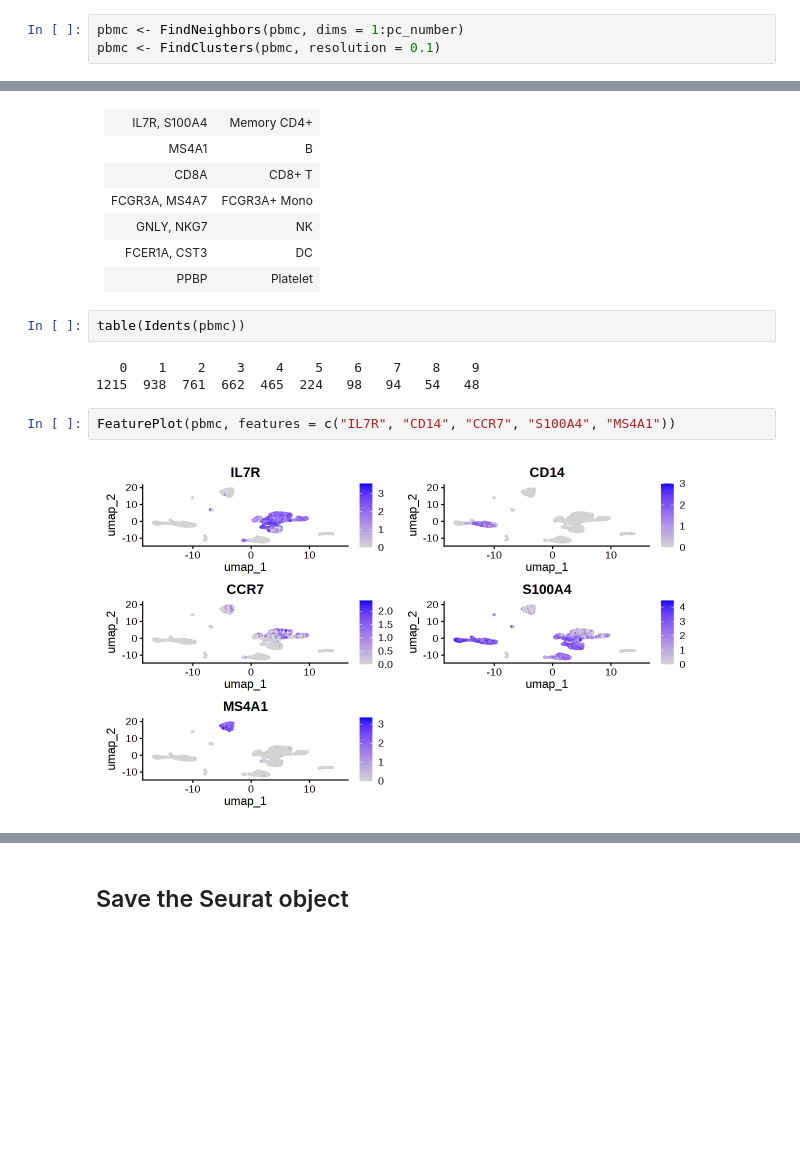
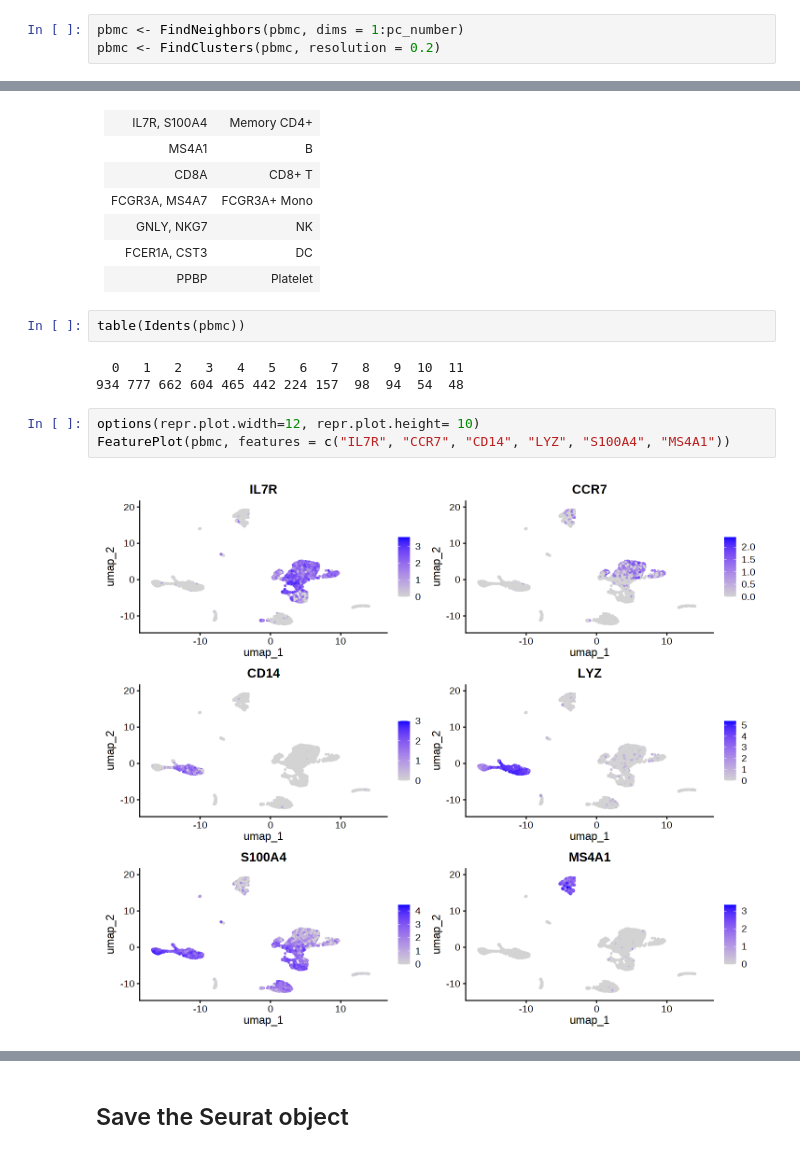
Before and after one commit to Bix4UMD/BIOI611_lab, a Jupyter notebook: docs/BIOI611_scRNA.ipynb, the cells around one changed output, grey strips where cells are left out. Cells and saved outputs as stored; diff of their text form; blank space fills up the shorter version.

```diff
--- a/docs/BIOI611_scRNA.ipynb
+++ b/docs/BIOI611_scRNA.ipynb
@@ -554,7 +554,7 @@ pc_number
  To cluster the cells, Seurat next applies modularity optimization techniques such as the Louvain algorithm (default) or SLM [SLM, Blondel et al., Journal of Statistical Mechanics], to iteratively group cells together, with the goal of optimizing the standard modularity function. The FindClusters() function implements this procedure, and contains a resolution parameter that sets the `granularity` of the downstream clustering, with increased values leading to a greater number of clusters. We find that setting this parameter between 1 typically returns good results for single-cell datasets of around 5k cells. Optimal resolution often increases for larger datasets. The clusters can be found using the `Idents()` function.
 # %%
 pbmc <- FindNeighbors(pbmc, dims = 1:pc_number)
-pbmc <- FindClusters(pbmc, resolution = 0.1)
+pbmc <- FindClusters(pbmc, resolution = 0.2)
 # %% [output]
 Computing nearest neighbor graph
 
@@ -858,9 +858,10 @@ Idents(pbmc) = pbmc$`RNA_snn_res.0.1`
 # %%
 table(Idents(pbmc))
 # %% [output]
-   0    1    2    3    4    5    6    7    8    9
-1215  938  761  662  465  224   98   94   54   48
+  0   1   2   3   4   5   6   7   8   9  10  11
+934 777 662 604 465 442 224 157  98  94  54  48
 # %%
-FeaturePlot(pbmc, features = c("IL7R", "CD14", "CCR7", "S100A4", "MS4A1"))
+options(repr.plot.width=12, repr.plot.height= 10)
+FeaturePlot(pbmc, features = c("IL7R", "CCR7", "CD14", "LYZ", "S100A4", "MS4A1"))
 # %% [output]
-[figure, old version]
+[figure, new version]
```
Also changed, not shown: parts of 19 cells of this notebook.
